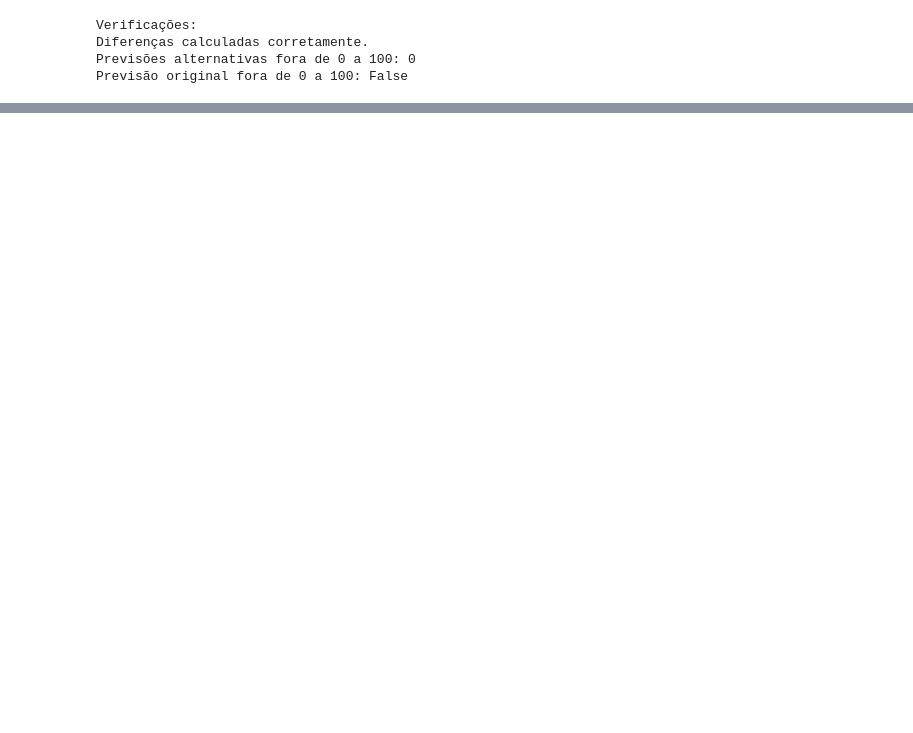
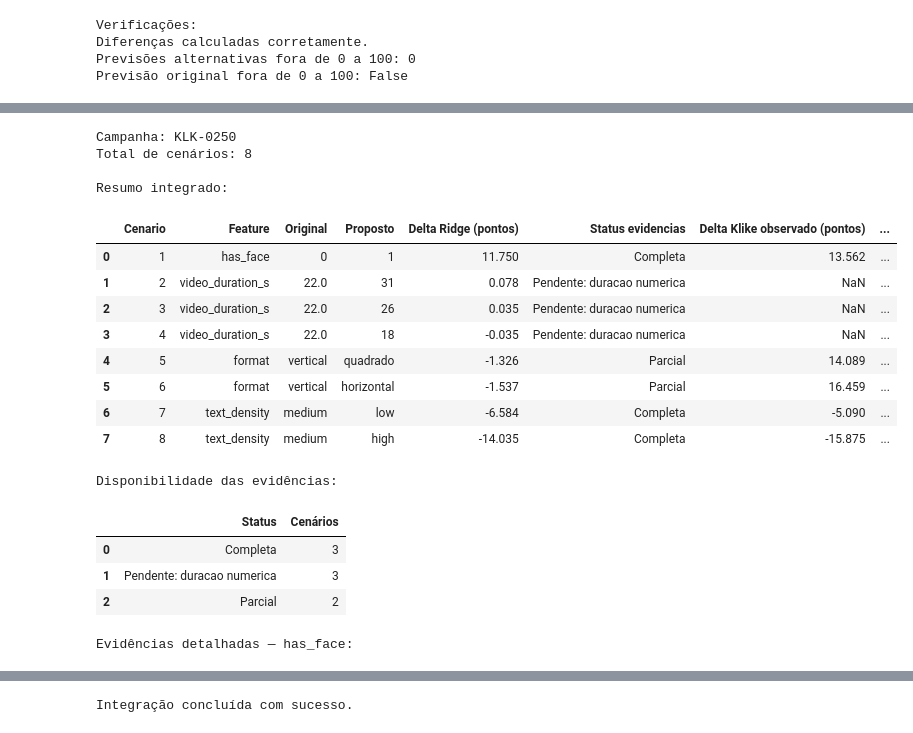
Before and after one commit to joaobaungartner/klike-data-science-challenge, a Jupyter notebook: parte-3.ipynb, the cells around one changed output, grey strips where cells are left out. Drawn from its saved outputs; the diff is of its cells as text; code cells hidden in the pictures; blank space fills up the shorter version.

```diff
--- a/parte-3.ipynb
+++ b/parte-3.ipynb
@@ -947,0 +1516,77 @@ Previsão original fora de 0 a 100: False
+# %%
+
+# Integrar os cenários da campanha KLK-0250
+resumo_integrado, detalhes_integrados = (
+    integrar_evidencias_cenarios(
+        campanha=campanha_exemplo,
+        simulacoes=simulacoes,
+        minimo_por_grupo=10
+    )
+)
+
+print("Campanha:", campanha_exemplo["campaign_id"])
+print("Total de cenários:", len(resumo_integrado))
+
+print("\nResumo integrado:")
+display(resumo_integrado.round(3))
+
+print("\nDisponibilidade das evidências:")
+display(
+    resumo_integrado["Status evidencias"]
+    .value_counts()
+    .rename_axis("Status")
+    .reset_index(name="Cenários")
+)
+
+# Exibir os detalhes da alteração has_face
+cenario_rosto = resumo_integrado.loc[
+    resumo_integrado["Feature"] == "has_face",
+    "Cenario"
+].iloc[0]
+
+print("\nEvidências detalhadas — has_face:")
+display(
+    detalhes_integrados.loc[
+        detalhes_integrados["Cenario"] == cenario_rosto
+    ].round(3)
+)
+
+# Verificações de consistência
+assert len(resumo_integrado) == len(simulacoes)
+
+n_cenarios_categoricos = (
+    simulacoes["feature_alterada"] != "video_duration_s"
+).sum()
+
+assert len(detalhes_integrados) == (
+    n_cenarios_categoricos * 3
+)
+
+assert resumo_integrado["Cenario"].is_unique
+
+assert np.allclose(
+    resumo_integrado["Delta Ridge (pontos)"],
+    simulacoes["delta_score_previsto"]
+)
+
+print("\nIntegração concluída com sucesso.")
+# %% [output]
+Campanha: KLK-0250
+Total de cenários: 8
+
+Resumo integrado:
+|  | Cenario | Feature | Original | Proposto | Delta Ridge (pontos) | Status evidencias | Delta Klike observado (pontos) | ... |
+| 0 | 1 | has_face | 0 | 1 | 11.750 | Completa | 13.562 | ... |
+| 1 | 2 | video_duration_s | 22.0 | 31 | 0.078 | Pendente: duracao numerica | NaN | ... |
+| 2 | 3 | video_duration_s | 22.0 | 26 | 0.035 | Pendente: duracao numerica | NaN | ... |
+| 3 | 4 | video_duration_s | 22.0 | 18 | -0.035 | Pendente: duracao numerica | NaN | ... |
+| 4 | 5 | format | vertical | quadrado | -1.326 | Parcial | 14.089 | ... |
+| 5 | 6 | format | vertical | horizontal | -1.537 | Parcial | 16.459 | ... |
+| 6 | 7 | text_density | medium | low | -6.584 | Completa | -5.090 | ... |
+| 7 | 8 | text_density | medium | high | -14.035 | Completa | -15.875 | ... |
+Disponibilidade das evidências:
+|  | Status | Cenários |
+| 0 | Completa | 3 |
+| 1 | Pendente: duracao numerica | 3 |
+| 2 | Parcial | 2 |
+Evidências detalhadas — has_face:
@@ -947,0 +1597 @@ Previsão original fora de 0 a 100: False
+Integração concluída com sucesso.
```
Also changed, not shown: parts of 16 cells of this notebook.
